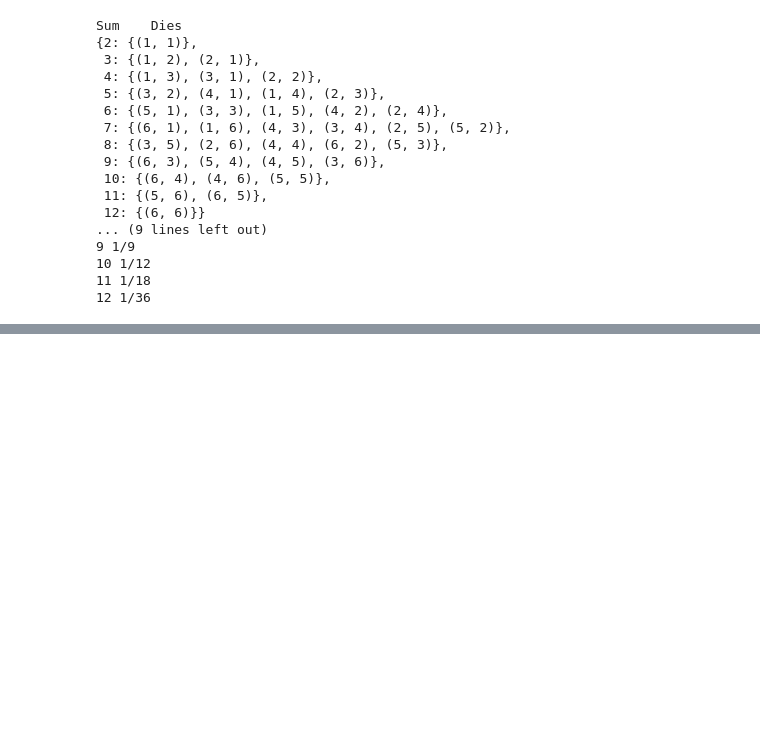
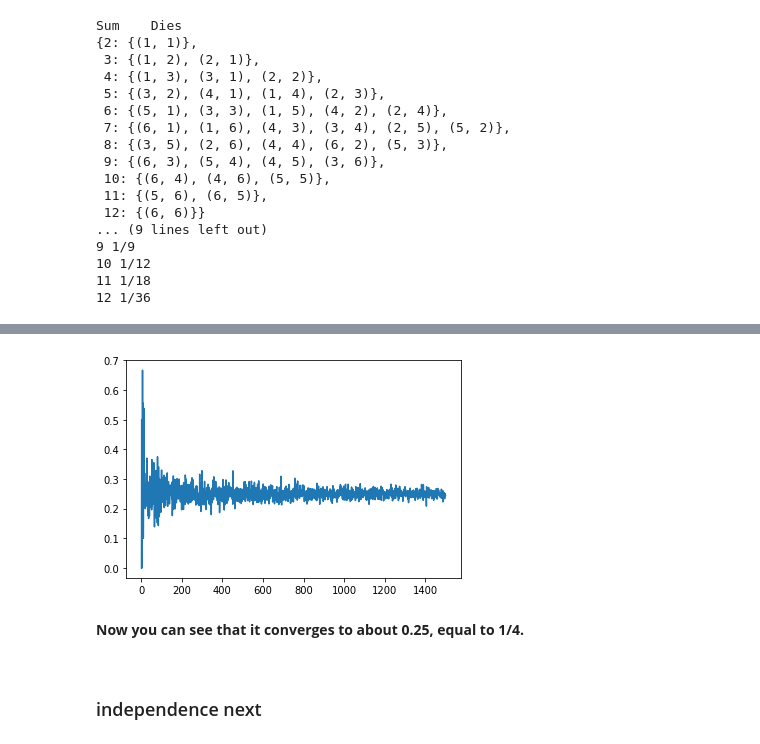
Before and after one commit to wtberry/probability_python, a Jupyter notebook: Intro to Probability in Python.ipynb, the cells around one changed output, grey strips where cells are left out. Saved outputs shown, nothing was run; the diff lists cells and outputs as text; code cells hidden in the pictures; blank space fills up the shorter version.

```diff
--- a/Intro to Probability in Python.ipynb
+++ b/Intro to Probability in Python.ipynb
@@ -182,0 +230,14 @@ $$P(A|B) = \frac{1}{4}$$
+# %%
+x, y = coin_experiment(1500, 2, 2) # do 1500 trials, toss 2 times each, and count 2Heads
+plt.plot(x, y)
+plt.hlines(Fraction(1, 4), 0, total_trials+1)
+plt.show()
+# %% [output]
+[figure, added]
+# %% [markdown]
+**Now you can see that it converges to about 0.25, equal to 1/4.**
+
+<br>
+
+
+### independence next
```
Also changed, not shown: parts of 4 cells of this notebook.
